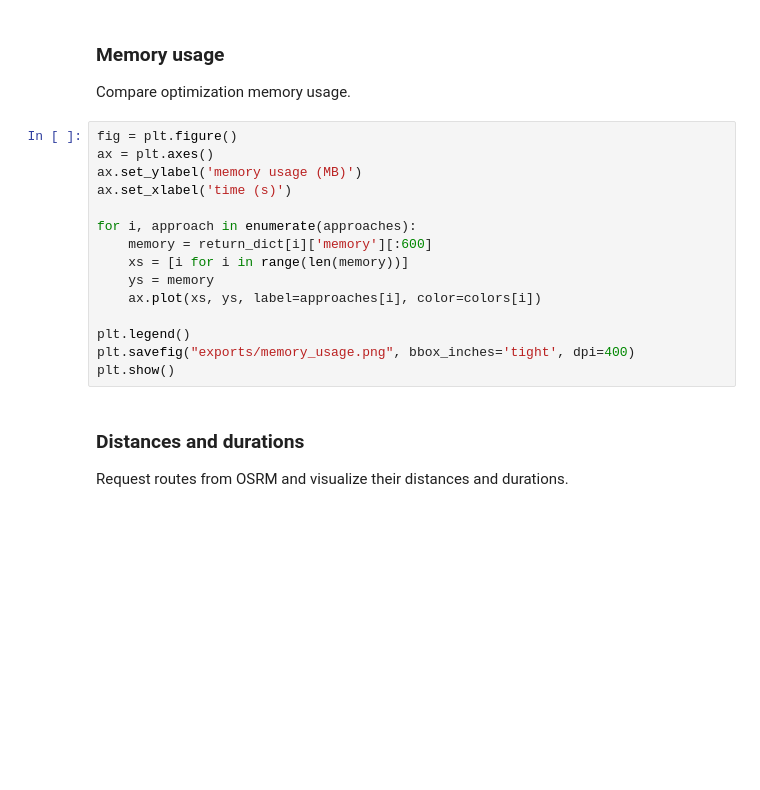
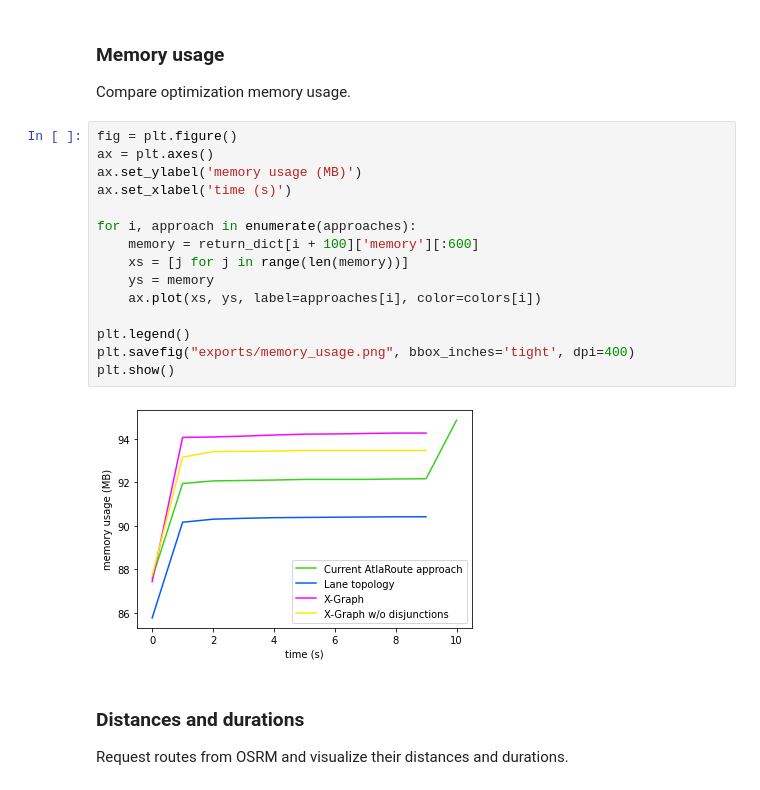
Before and after one commit to espirin/vehicle-routing-with-higher-order-penalties, a Jupyter notebook: thesis.ipynb, the cells around one changed output. Drawn from its saved outputs; the diff is of its cells as text; blank space fills up the shorter version.

```diff
--- a/thesis.ipynb
+++ b/thesis.ipynb
@@ -548,18 +572,20 @@ Compare optimization memory usage.
 # %%
 fig = plt.figure()
 ax = plt.axes()
 ax.set_ylabel('memory usage (MB)')
 ax.set_xlabel('time (s)')
 
 for i, approach in enumerate(approaches):
-    memory = return_dict[i]['memory'][:600]
-    xs = [i for i in range(len(memory))]
+    memory = return_dict[i + 100]['memory'][:600]
+    xs = [j for j in range(len(memory))]
     ys = memory
     ax.plot(xs, ys, label=approaches[i], color=colors[i])
 
 plt.legend()
 plt.savefig("exports/memory_usage.png", bbox_inches='tight', dpi=400)
 plt.show()
+# %% [output]
+[figure, added]
 # %% [markdown]
 ### Distances and durations
 Request routes from OSRM and visualize their distances and durations.
```
Also changed, not shown: parts of 12 cells of this notebook, 1 other file.
